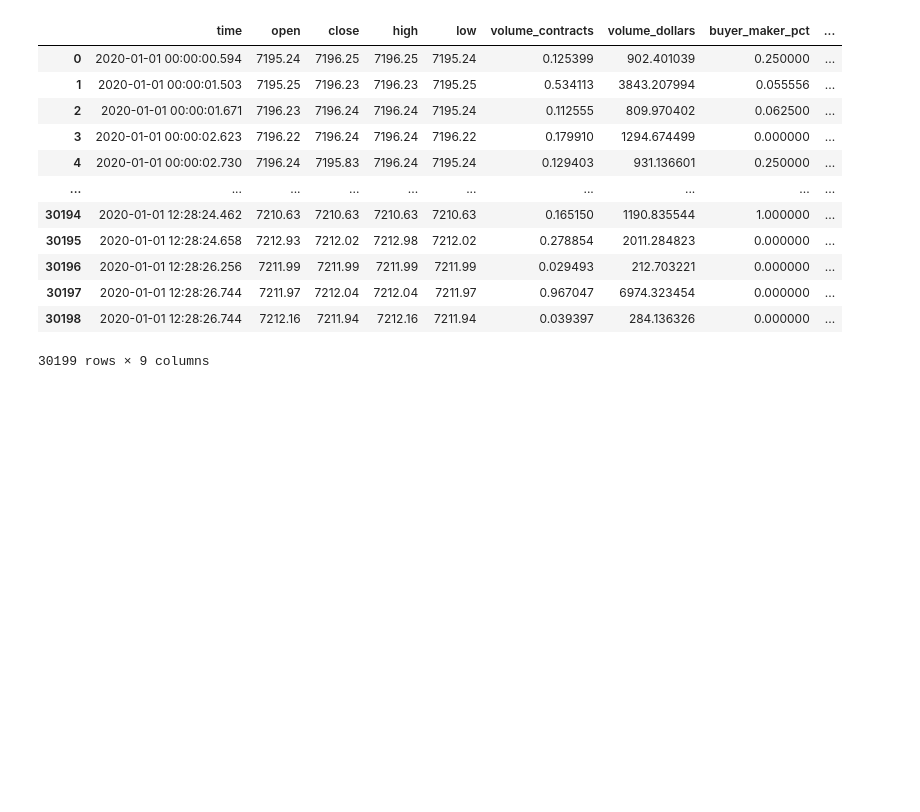
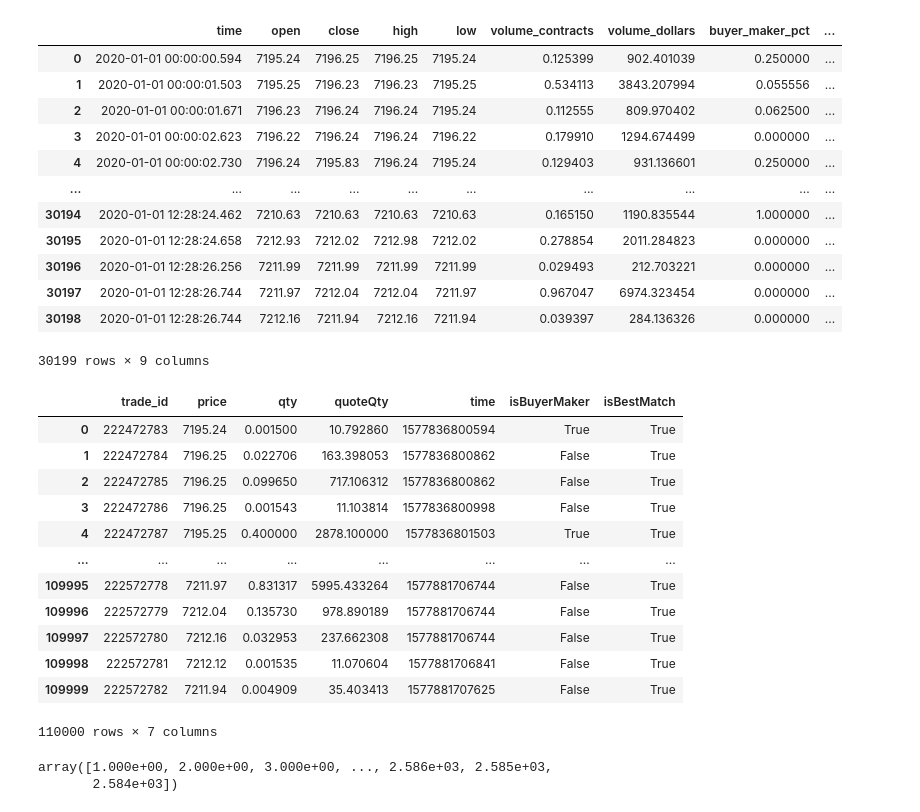
Before and after one commit to victorvalentee/finlib, a Jupyter notebook: test.ipynb, the cells around one changed output. Cells and saved outputs as stored; diff of their text form; code cells hidden in the pictures; blank space fills up the shorter version.

```diff
--- a/test.ipynb
+++ b/test.ipynb
@@ -105,3 +108,19 @@ dollar_bars_
 | 30197 | 2020-01-01 12:28:26.744 | 7211.97 | 7212.04 | 7212.04 | 7211.97 | 0.967047 | 6974.323454 | 0.000000 | ... |
 | 30198 | 2020-01-01 12:28:26.744 | 7212.16 | 7211.94 | 7212.16 | 7211.94 | 0.039397 | 284.136326 | 0.000000 | ... |
 30199 rows × 9 columns
+# %%
+tick_data
+# %% [output]
+|  | trade_id | price | qty | quoteQty | time | isBuyerMaker | isBestMatch |
+| 0 | 222472783 | 7195.24 | 0.001500 | 10.792860 | 1577836800594 | True | True |
+| 1 | 222472784 | 7196.25 | 0.022706 | 163.398053 | 1577836800862 | False | True |
+| 2 | 222472785 | 7196.25 | 0.099650 | 717.106312 | 1577836800862 | False | True |
+| 3 | 222472786 | 7196.25 | 0.001543 | 11.103814 | 1577836800998 | False | True |
+| 4 | 222472787 | 7195.25 | 0.400000 | 2878.100000 | 1577836801503 | True | True |
+| ... | ... | ... | ... | ... | ... | ... | ... |
+| 109995 | 222572778 | 7211.97 | 0.831317 | 5995.433264 | 1577881706744 | False | True |
+| 109996 | 222572779 | 7212.04 | 0.135730 | 978.890189 | 1577881706744 | False | True |
+| 109997 | 222572780 | 7212.16 | 0.032953 | 237.662308 | 1577881706744 | False | True |
+| 109998 | 222572781 | 7212.12 | 0.001535 | 11.070604 | 1577881706841 | False | True |
+| 109999 | 222572782 | 7211.94 | 0.004909 | 35.403413 | 1577881707625 | False | True |
+110000 rows × 7 columns
@@ -107,0 +131,22 @@ dollar_bars_
+# %%
+tick_data[['price', 'qty']].diff()
+
+def tick_rule(ticks):
+    price_diffs = ticks.price.diff().fillna(0)
+
+    b_seq = np.ones_like(price_diffs)
+
+    for index in range(1, len(price_diffs)):
+        if price_diffs[index] == 0:
+            b_seq[index] = b_seq[index - 1]
+        else:
+            b_seq[index] = np.sign(price_diffs[index])
+
+    return b_seq
+
+b_seq = tick_rule(tick_data)
+
+b_seq.cumsum()
+# %% [output]
+array([1.000e+00, 2.000e+00, 3.000e+00, ..., 2.586e+03, 2.585e+03,
+       2.584e+03])
```
Also changed, not shown: parts of 9 cells of this notebook, 5 other files.
